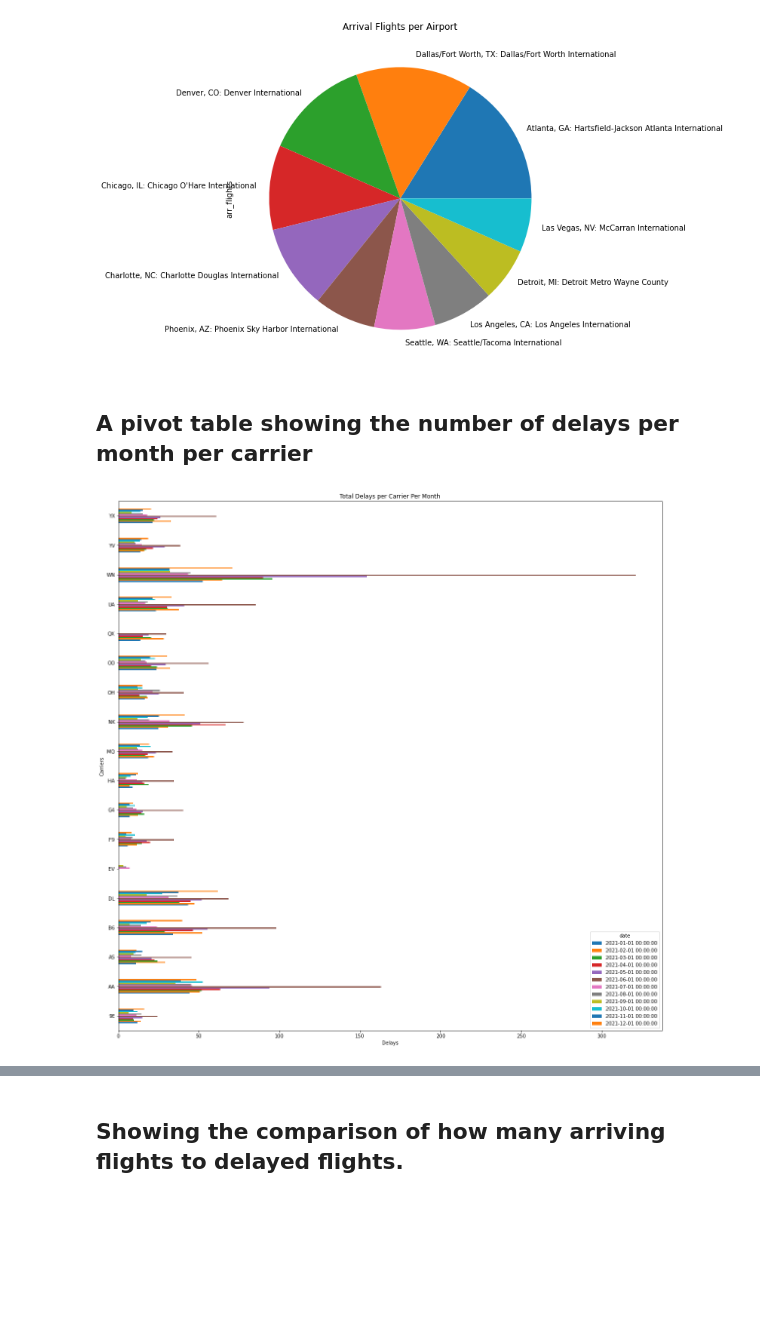
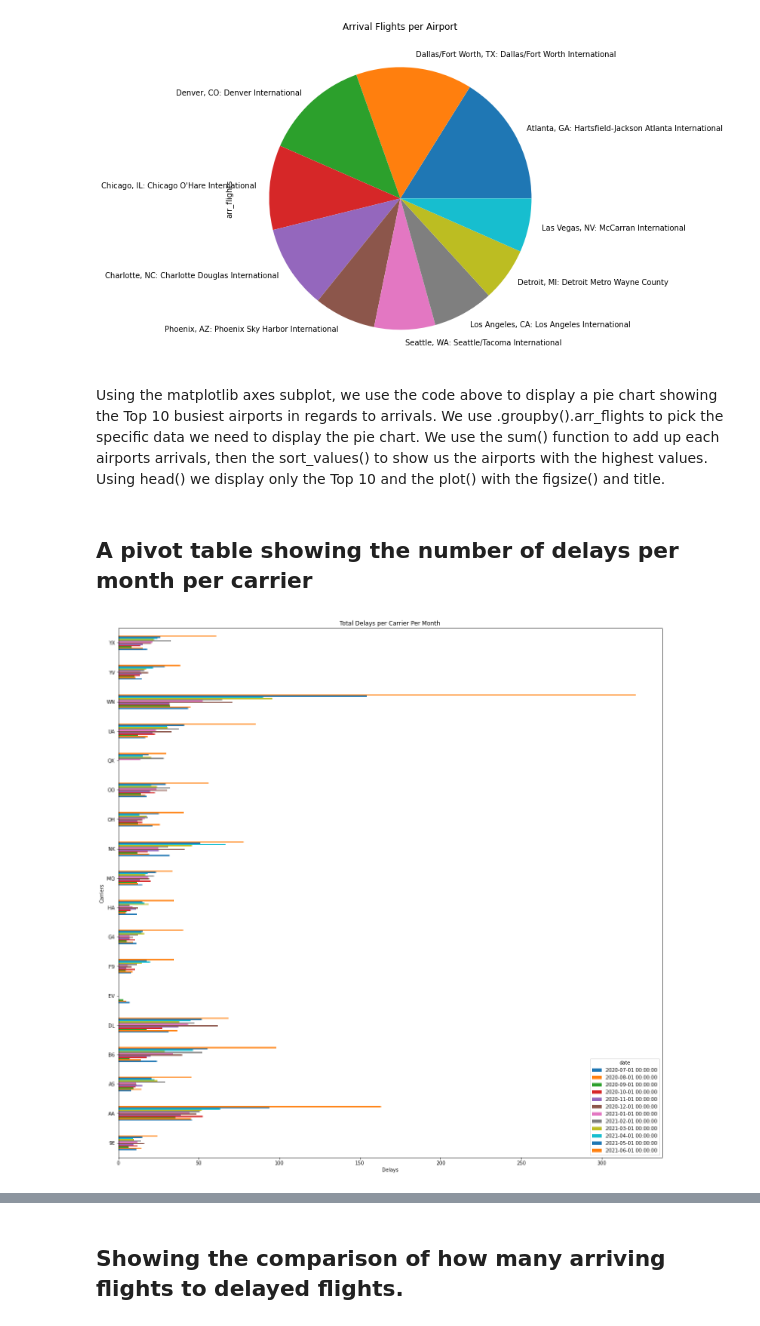
Before and after one commit to kmccoy123/Flight-Delays, a Jupyter notebook: report.ipynb, the cells around one changed output, grey strips where cells are left out. Drawn from its saved outputs; the diff is of its cells as text; code cells hidden in the pictures; blank space fills up the shorter version.

```diff
--- a/report.ipynb
+++ b/report.ipynb
@@ -12,4 +12,4 @@ import numpy as np
 ## Reading in the airline csv file and converting the date column to date-time
 # %%
 airline_delays = pd.read_csv('data/airline_delays_1_year.csv')
-airline_delays['date'] = pd.to_datetime(airline_delays['month'], format='%Y-%m')
+airline_delays['date'] = pd.to_datetime(airline_delays['date'], format='%b-%Y')
@@ -65,15 +79,17 @@ ax = (
 )
 # %% [output]
 [figure]
+# %% [markdown]
+Using the matplotlib axes subplot, we use the code above to display a pie chart showing the Top 10 busiest airports in regards to arrivals.  We use .groupby().arr_flights to pick the specific data we need to display the pie chart.  We use the sum() function to add up each airports arrivals, then the sort_values() to show us the airports with the highest values.  Using head() we display only the Top 10 and the plot() with the figsize() and title.
 # %% [markdown]
 ## A pivot table showing the number of delays per month per carrier
 # %%
-carrier_delay_by_month = pd.pivot_table(df, index="carrier", columns="date", values="arr_del15",)
+carrier_delay_by_month = pd.pivot_table(df, index="carrier", columns="date", values="arr_del15")
 
 carrier_delay_by_month.plot(kind='barh', figsize=(20,20));
 
 plt.xlabel('Delays')
 plt.ylabel('Carriers')
 plt.title('Total Delays per Carrier Per Month');
 # %% [output]
-[figure, old version]
+[figure, new version]
```
Also changed, not shown: parts of 35 cells of this notebook, 4 other files.
